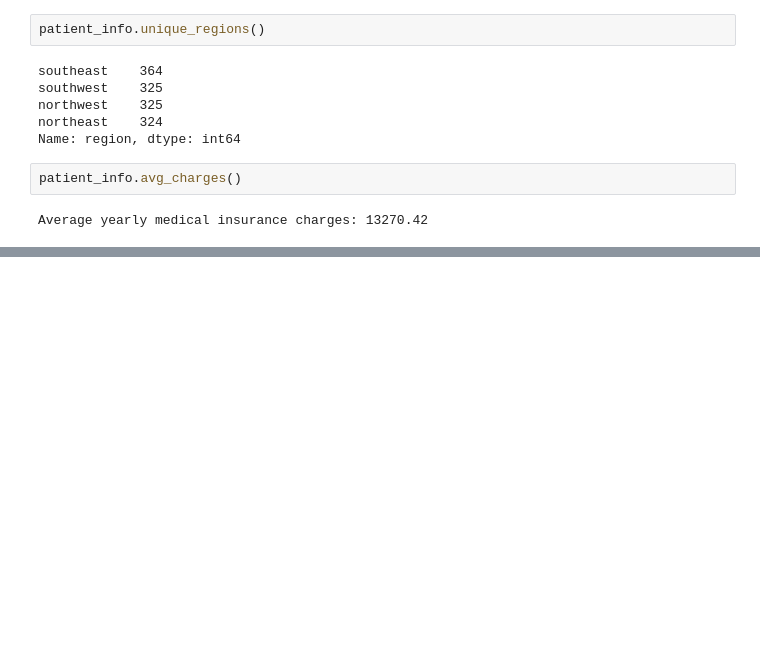
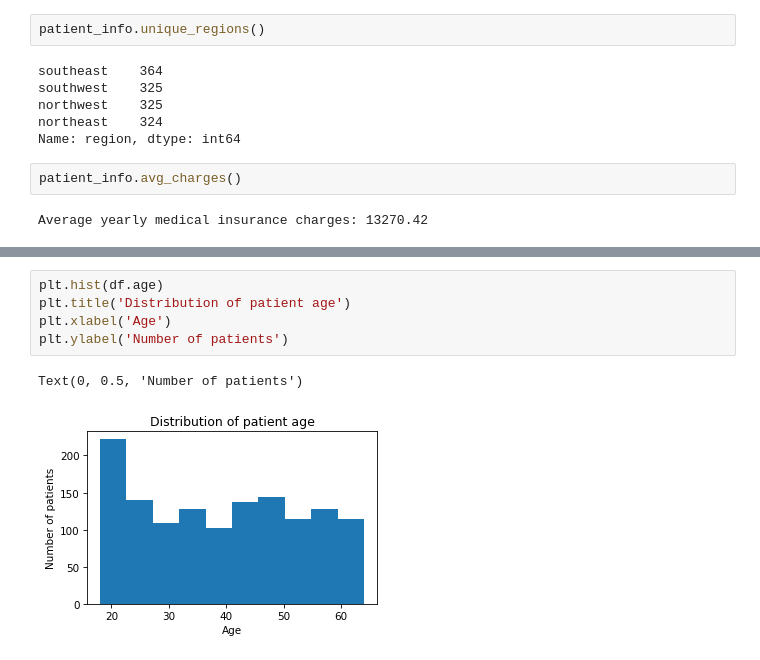
Before and after one commit to EuRoXy/dsp, a Jupyter notebook: us-medical-insurance.ipynb, the cells around one changed output, grey strips where cells are left out. Drawn from its saved outputs; the diff is of its cells as text; blank space fills up the shorter version.

```diff
--- a/us-medical-insurance.ipynb
+++ b/us-medical-insurance.ipynb
@@ -91,0 +123,8 @@ Average yearly medical insurance charges: 13270.42
+# %%
+plt.hist(df.age)
+plt.title('Distribution of patient age')
+plt.xlabel('Age')
+plt.ylabel('Number of patients')
+# %% [output]
+Text(0, 0.5, 'Number of patients')
+[figure, added]
```
Also changed, not shown: parts of 16 cells of this notebook.
